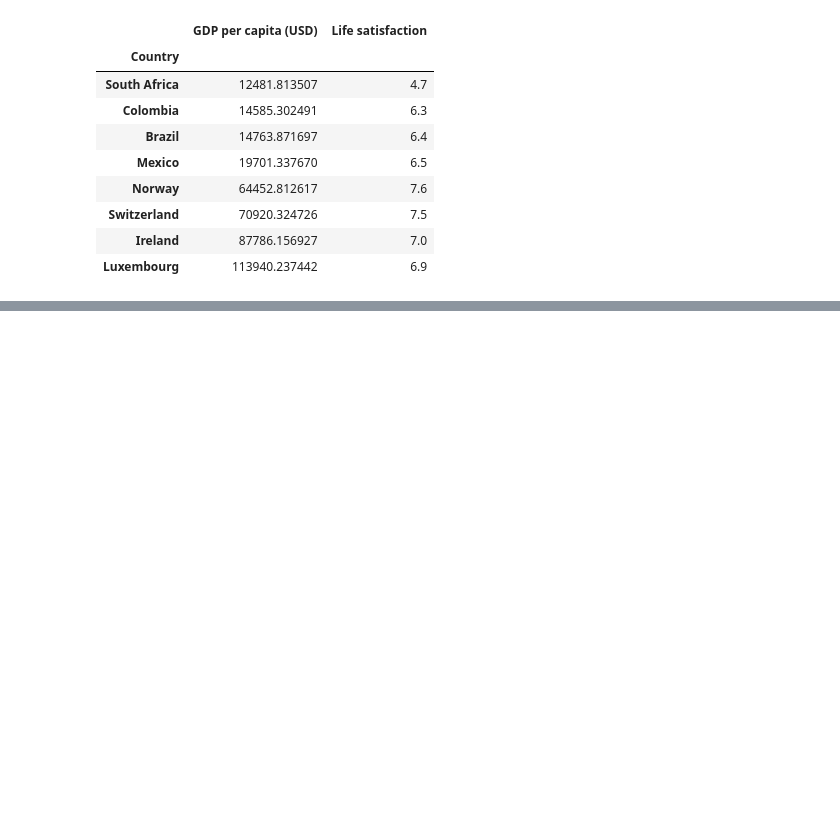
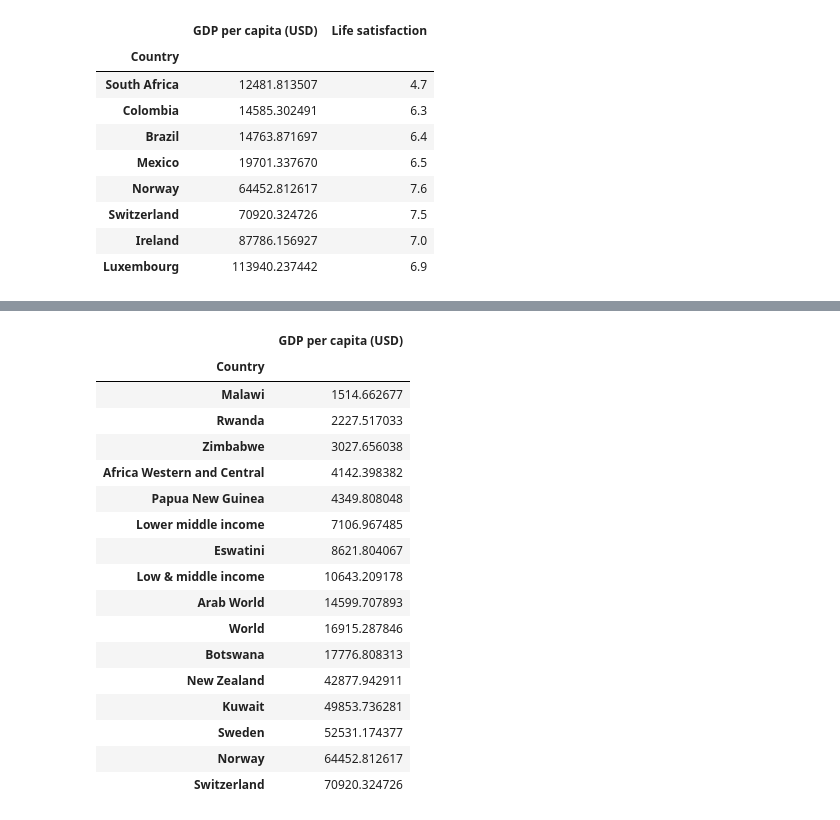
Before and after one commit to shekh-abdullah-ayubi/learn-ML, a Jupyter notebook: ML-fundamentals/01-ML-training.ipynb, the cells around one changed output, grey strips where cells are left out. Saved outputs shown, nothing was run; the diff lists cells and outputs as text; code cells hidden in the pictures; blank space fills up the shorter version.

```diff
--- a/ML-fundamentals/01-ML-training.ipynb
+++ b/ML-fundamentals/01-ML-training.ipynb
@@ -393,0 +493,22 @@ position_text_missing_countries = {
+# %%
+all_w_countries = [c for c in gdp_per_capita.index if "W" in c.upper()]
+gdp_per_capita.loc[all_w_countries].sort_values(by=gdppc_col)
+# %% [output]
+|  | GDP per capita (USD) |
+| Country |  |
+| Malawi | 1514.662677 |
+| Rwanda | 2227.517033 |
+| Zimbabwe | 3027.656038 |
+| Africa Western and Central | 4142.398382 |
+| Papua New Guinea | 4349.808048 |
+| Lower middle income | 7106.967485 |
+| Eswatini | 8621.804067 |
+| Low & middle income | 10643.209178 |
+| Arab World | 14599.707893 |
+| World | 16915.287846 |
+| Botswana | 17776.808313 |
+| New Zealand | 42877.942911 |
+| Kuwait | 49853.736281 |
+| Sweden | 52531.174377 |
+| Norway | 64452.812617 |
+| Switzerland | 70920.324726 |
```
Also changed, not shown: parts of 10 cells of this notebook, 4 other files.
